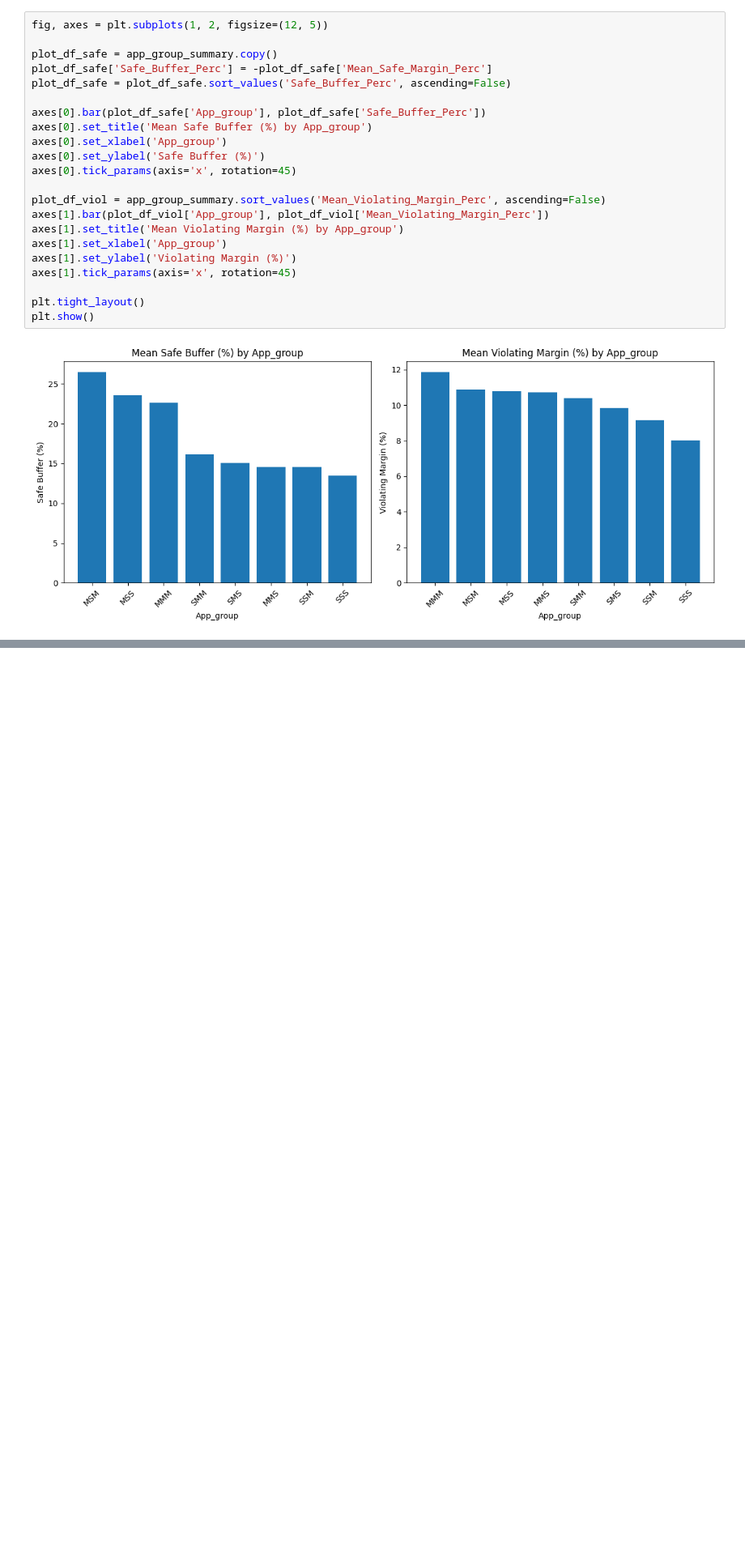
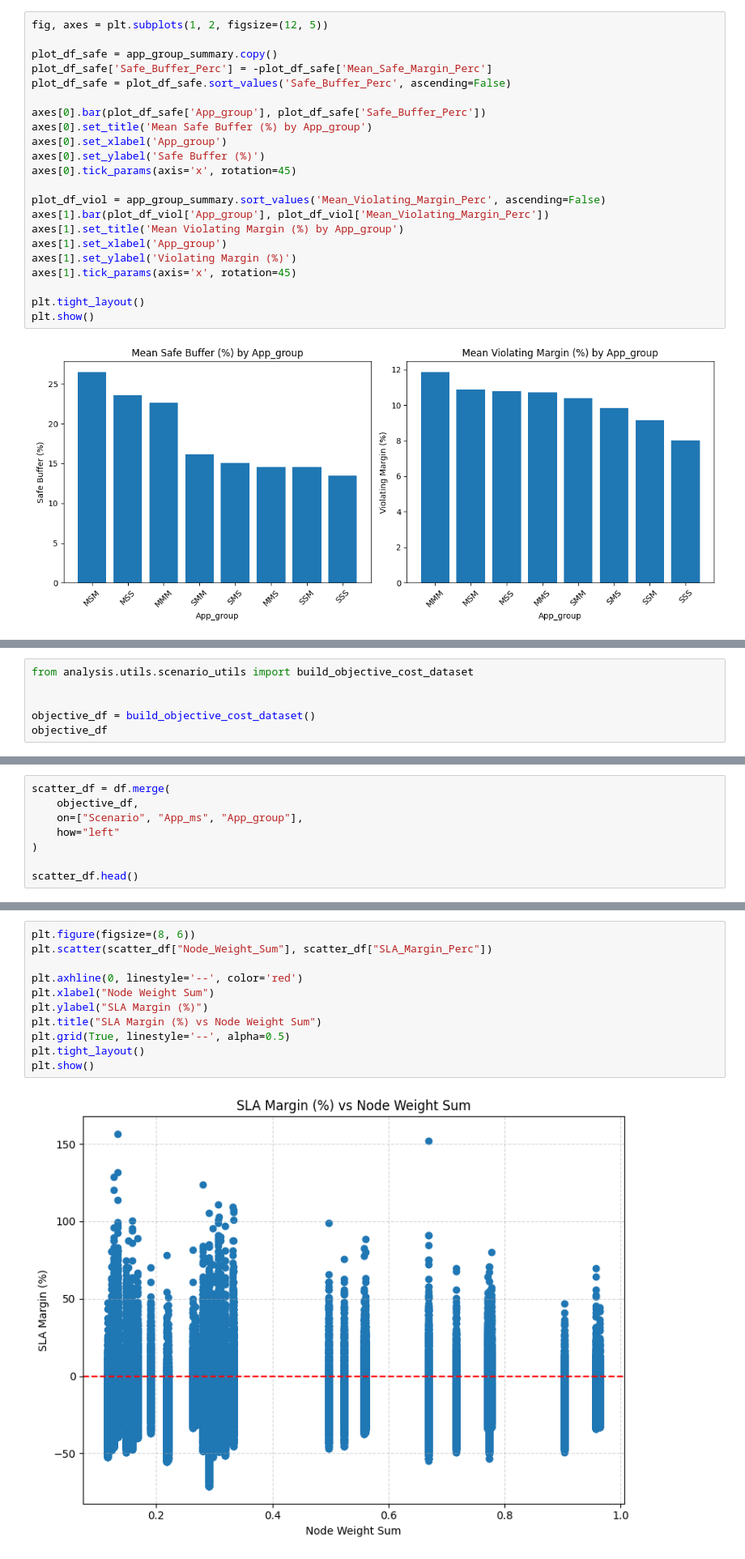
Before and after one commit to Damiano-Gilodi/EdgeSimPy, a Jupyter notebook: analysis/01_analysis_sla_worst_case.ipynb, the cells around one changed output, grey strips where cells are left out. Shown at 81% size. Drawn from its saved outputs; the diff is of its cells as text; blank space fills up the shorter version.

```diff
--- a/analysis/01_analysis_sla_worst_case.ipynb
+++ b/analysis/01_analysis_sla_worst_case.ipynb
@@ -767,0 +821,6 @@ plt.show()
+# %%
+from analysis.utils.scenario_utils import build_objective_cost_dataset
+
+
+objective_df = build_objective_cost_dataset()
+objective_df
@@ -767,0 +845,8 @@ plt.show()
+# %%
+scatter_df = df.merge(
+    objective_df,
+    on=["Scenario", "App_ms", "App_group"],
+    how="left"
+)
+
+scatter_df.head()
@@ -767,0 +860,13 @@ plt.show()
+# %%
+plt.figure(figsize=(8, 6))
+plt.scatter(scatter_df["Node_Weight_Sum"], scatter_df["SLA_Margin_Perc"])
+
+plt.axhline(0, linestyle='--', color='red')
+plt.xlabel("Node Weight Sum")
+plt.ylabel("SLA Margin (%)")
+plt.title("SLA Margin (%) vs Node Weight Sum")
+plt.grid(True, linestyle='--', alpha=0.5)
+plt.tight_layout()
+plt.show()
+# %% [output]
+[figure, added]
```
Also changed, not shown: parts of 12 cells of this notebook, 2 other files.
